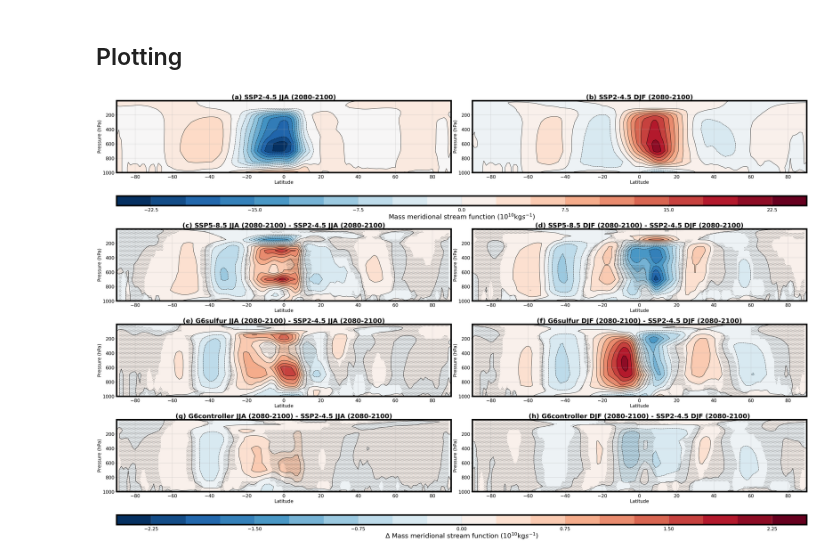
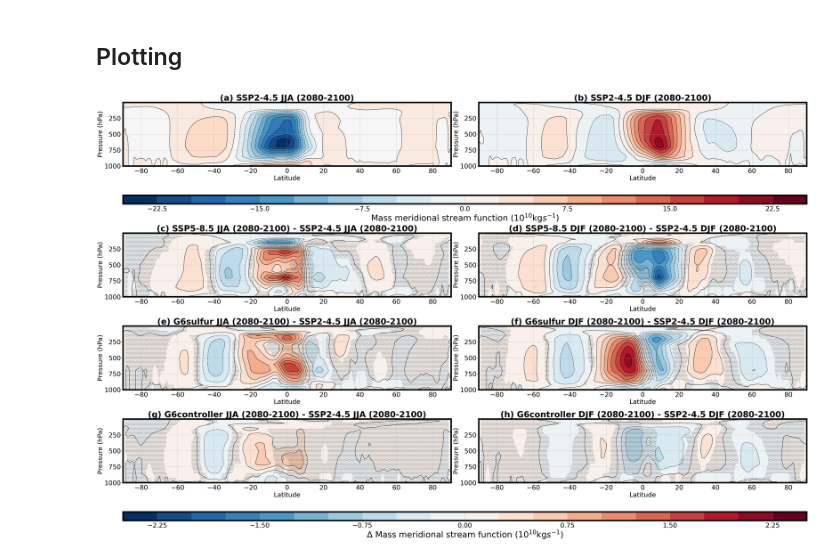
Before and after one commit to awells96/G6_physical, a Jupyter notebook: Figure_notebooks/Figure7_streamfunction.ipynb, the cells around one changed output. Drawn from its saved outputs; the diff is of its cells as text; code cells hidden in the pictures.

```diff
--- a/Figure_notebooks/Figure7_streamfunction.ipynb
+++ b/Figure_notebooks/Figure7_streamfunction.ipynb
@@ -173,11 +173,11 @@ pval_jja_g6con = xr.DataArray(data=pval,
 ## Plotting
 # %%
 params = {'legend.fontsize': 20,
-          'axes.labelsize': 30,
+          'axes.labelsize': 45,
           'axes.titlesize': 35,
           'axes.linewidth': 8,
-          'xtick.labelsize': 25,
-          'ytick.labelsize': 25,
+          'xtick.labelsize': 35,
+          'ytick.labelsize': 35,
           'xtick.major.size': 8,
           'ytick.major.size': 8,
           'axes.grid': True}
@@ -200,21 +200,21 @@ ax1 = fig.add_subplot(gs[0, 0])
 ssp245_jja.transpose().plot.contourf(cmap=col_map, levels=lvs, add_colorbar=False)
 ssp245_jja.transpose().plot.contour(levels=lvs, colors='k')
 ax1.invert_yaxis()
-plt.xlabel('Latitude', fontsize = 25)
-plt.ylabel('Pressure (hPa)', fontsize = 25)
-plt.title('(a) SSP2-4.5 JJA (2080-2100)', fontweight='bold')
+plt.xlabel('Latitude', fontsize = 35)
+plt.ylabel('Pressure (hPa)', fontsize = 35)
+plt.title('(a) SSP2-4.5 JJA (2080-2100)', fontweight='bold', fontsize=45)
 
 ax2 = fig.add_subplot(gs[0, 1])
 cb1 = ssp245_djf.transpose().plot.contourf(cmap=col_map, levels=lvs, add_colorbar=False)
 ssp245_djf.transpose().plot.contour(levels=lvs, colors='k')
 ax2.invert_yaxis()
-plt.xlabel('Latitude', fontsize = 25)
-plt.ylabel('Pressure (hPa)', fontsize = 25)
-plt.title('(b) SSP2-4.5 DJF (2080-2100)', fontweight='bold')
+plt.xlabel('Latitude', fontsize = 35)
+plt.ylabel('Pressure (hPa)', fontsize = 35)
+plt.title('(b) SSP2-4.5 DJF (2080-2100)', fontweight='bold', fontsize=45)
 
 cax1 = fig.add_subplot(gs[1, :])
 col_bar = plt.colorbar(cb1, cax=cax1, orientation='horizontal')
-col_bar.set_label('Mass meridional stream function ($10^{10}$kg$s^{-1}$)', fontsize=35)
+col_bar.set_label('Mass meridional stream function ($10^{10}$kg$s^{-1}$)', fontsize=45)
 
 lvs2 = np.linspace(-2.5, 2.5, 21)
 
@@ -223,61 +223,61 @@ ax3 = fig.add_subplot(gs[2, 0])
 (ssp585_jja - ssp245_jja).transpose().plot.contour(levels=lvs2, colors='k')
 pval_jja_ssp585.where(pval_jja_ssp585>0.05).transpose().plot.contourf(colors='none', levels=[0,1], hatches=['..'], add_colorbar=False)
 ax3.invert_yaxis()
-plt.xlabel('Latitude', fontsize = 25)
-plt.ylabel('Pressure (hPa)', fontsize = 25)
-plt.title('(c) SSP5-8.5 JJA (2080-2100) - SSP2-4.5 JJA (2080-2100)', fontweight='bold')
+plt.xlabel('Latitude', fontsize = 35)
+plt.ylabel('Pressure (hPa)', fontsize = 35)
+plt.title('(c) SSP5-8.5 JJA (2080-2100) - SSP2-4.5 JJA (2080-2100)', fontweight='bold', fontsize=45)
 
 ax4 = fig.add_subplot(gs[2, 1])
 (ssp585_djf - ssp245_djf).transpose().plot.contourf(cmap=col_map, levels=lvs2, add_colorbar=False)
 (ssp585_djf - ssp245_djf).transpose().plot.contour(levels=lvs2, colors='k')
 pval_djf_ssp585.where(pval_djf_ssp585>0.05).transpose().plot.contourf(colors='none', levels=[0,1], hatches=['..'], add_colorbar=False)
 ax4.invert_yaxis()
-plt.xlabel('Latitude', fontsize = 25)
-plt.ylabel('Pressure (hPa)', fontsize = 25)
-plt.title('(d) SSP5-8.5 DJF (2080-2100) - SSP2-4.5 DJF (2080-2100)', fontweight='bold')
+plt.xlabel('Latitude', fontsize = 35)
+plt.ylabel('Pressure (hPa)', fontsize = 35)
+plt.title('(d) SSP5-8.5 DJF (2080-2100) - SSP2-4.5 DJF (2080-2100)', fontweight='bold', fontsize=45)
 
 ax5 = fig.add_subplot(gs[3, 0])
 (g6sulf_jja - ssp245_jja).transpose().plot.contourf(cmap=col_map, levels=lvs2, add_colorbar=False)
 (g6sulf_jja - ssp245_jja).transpose().plot.contour(levels=lvs2, colors='k')
 pval_jja_g6sulf.where(pval_jja_g6sulf>0.05).transpose().plot.contourf(colors='none', levels=[0,1], hatches=['..'], add_colorbar=False)
 ax5.invert_yaxis()
-plt.xlabel('Latitude', fontsize = 25)
-plt.ylabel('Pressure (hPa)', fontsize = 25)
-plt.title('(e) G6sulfur JJA (2080-2100) - SSP2-4.5 JJA (2080-2100)', fontweight='bold')
+plt.xlabel('Latitude', fontsize = 35)
+plt.ylabel('Pressure (hPa)', fontsize =35)
+plt.title('(e) G6sulfur JJA (2080-2100) - SSP2-4.5 JJA (2080-2100)', fontweight='bold', fontsize=45)
 
 ax6 = fig.add_subplot(gs[3, 1])
 (g6sulf_djf - ssp245_djf).transpose().plot.contourf(cmap=col_map, levels=lvs2, add_colorbar=False)
 (g6sulf_djf - ssp245_djf).transpose().plot.contour(levels=lvs2, colors='k')
 pval_djf_g6sulf.where(pval_djf_g6sulf>0.05).transpose().plot.contourf(colors='none', levels=[0,1], hatches=['..'], add_colorbar=False)
 ax6.invert_yaxis()
-plt.xlabel('Latitude', fontsize = 25)
-plt.ylabel('Pressure (hPa)', fontsize = 25)
-plt.title('(f) G6sulfur DJF (2080-2100) - SSP2-4.5 DJF (2080-2100)', fontweight='bold')
+plt.xlabel('Latitude', fontsize = 35)
+plt.ylabel('Pressure (hPa)', fontsize = 35)
+plt.title('(f) G6sulfur DJF (2080-2100) - SSP2-4.5 DJF (2080-2100)', fontweight='bold', fontsize=45)
 
 ax7 = fig.add_subplot(gs[4, 0])
 (g6con_jja - ssp245_jja).transpose().plot.contourf(cmap=col_map, levels=lvs2, add_colorbar=False)
 (g6con_jja - ssp245_jja).transpose().plot.contour(levels=lvs2, colors='k')
 pval_jja_g6con.where(pval_jja_g6con>0.05).transpose().plot.contourf(colors='none', levels=[0,1], hatches=['..'], add_colorbar=False)
 ax7.invert_yaxis()
-plt.xlabel('Latitude', fontsize = 25)
-plt.ylabel('Pressure (hPa)', fontsize = 25)
-plt.title('(g) G6controller JJA (2080-2100) - SSP2-4.5 JJA (2080-2100)', fontweight='bold')
+plt.xlabel('Latitude', fontsize = 35)
+plt.ylabel('Pressure (hPa)', fontsize = 35)
+plt.title('(g) G6controller JJA (2080-2100) - SSP2-4.5 JJA (2080-2100)', fontweight='bold', fontsize=45)
 
 ax8 = fig.add_subplot(gs[4, 1])
 cb2 = (g6con_djf - ssp245_djf).transpose().plot.contourf(cmap=col_map, levels=lvs2, add_colorbar=False)
 (g6con_djf - ssp245_djf).transpose().plot.contour(levels=lvs2, colors='k')
 pval_djf_g6con.where(pval_djf_g6con>0.05).transpose().plot.contourf(colors='none', levels=[0,1], hatches=['..'], add_colorbar=False)
 ax8.invert_yaxis()
-plt.xlabel('Latitude', fontsize = 25)
-plt.ylabel('Pressure (hPa)', fontsize = 25)
-plt.title('(h) G6controller DJF (2080-2100) - SSP2-4.5 DJF (2080-2100)', fontweight='bold')
+plt.xlabel('Latitude', fontsize = 35)
+plt.ylabel('Pressure (hPa)', fontsize = 35)
+plt.title('(h) G6controller DJF (2080-2100) - SSP2-4.5 DJF (2080-2100)', fontweight='bold', fontsize=45)
 
 cax2 = fig.add_subplot(gs[5, :])
 col_bar = plt.colorbar(cb2, cax=cax2, orientation='horizontal')
-col_bar.set_label('$\Delta$ Mass meridional stream function ($10^{10}$kg$s^{-1}$)', fontsize=35)
+col_bar.set_label('$\Delta$ Mass meridional stream function ($10^{10}$kg$s^{-1}$)', fontsize=45)
 
 plt.tight_layout()
 plt.savefig('/net/home/h05/awells/PycharmProjects/G6_comparison/Plots/Wells2023/Figure8.png', dpi=200)
 plt.show()
 # %% [output]
-[figure, old version]
+[figure, new version]
```
Also changed, not shown: 4 other files.
